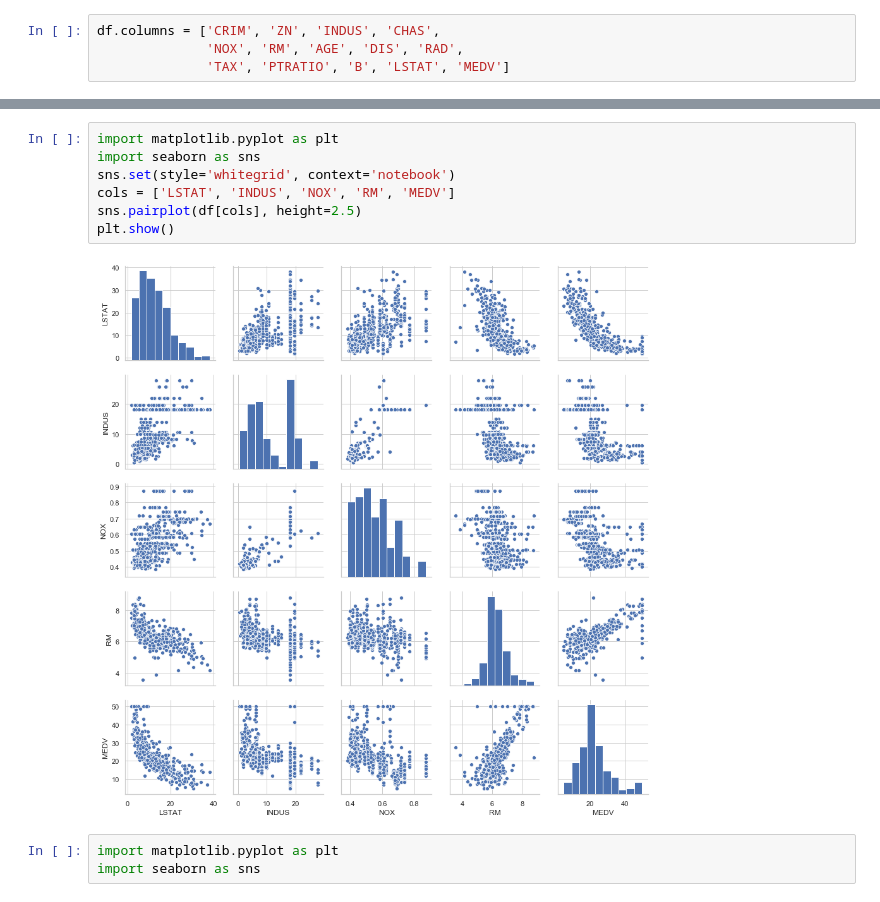
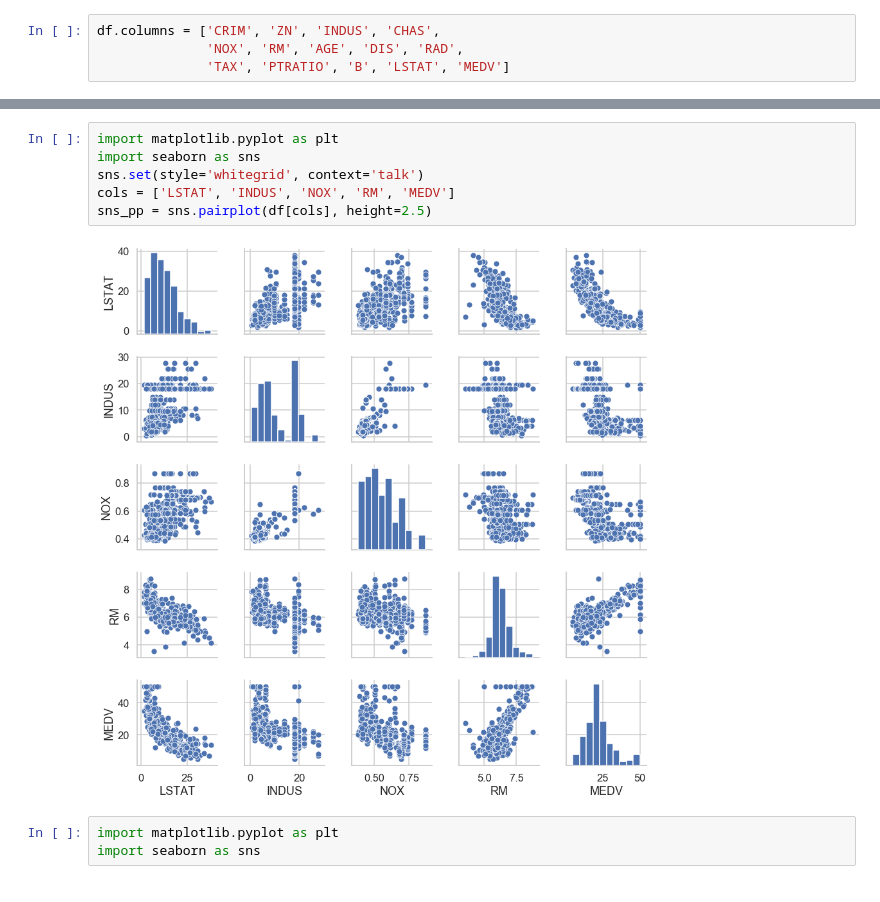
Before and after one commit to BioWar/Python-Machine-Learning, a Jupyter notebook: Predicting Continuous Target Variables with Regression Analysis.ipynb, the cells around one changed output, grey strips where cells are left out. Saved outputs shown, nothing was run; the diff lists cells and outputs as text.

```diff
--- a/Predicting Continuous Target Variables with Regression Analysis.ipynb
+++ b/Predicting Continuous Target Variables with Regression Analysis.ipynb
@@ -19,12 +37,11 @@ df.head()
 # %%
 import matplotlib.pyplot as plt
 import seaborn as sns
-sns.set(style='whitegrid', context='notebook')
+sns.set(style='whitegrid', context='talk')
 cols = ['LSTAT', 'INDUS', 'NOX', 'RM', 'MEDV']
-sns.pairplot(df[cols], height=2.5)
-plt.show()
+sns_pp = sns.pairplot(df[cols], height=2.5)
 # %% [output]
-[figure, old version]
+[figure, new version]
 # %%
 import matplotlib.pyplot as plt
 import seaborn as sns
```
Also changed, not shown: parts of 13 cells of this notebook.
